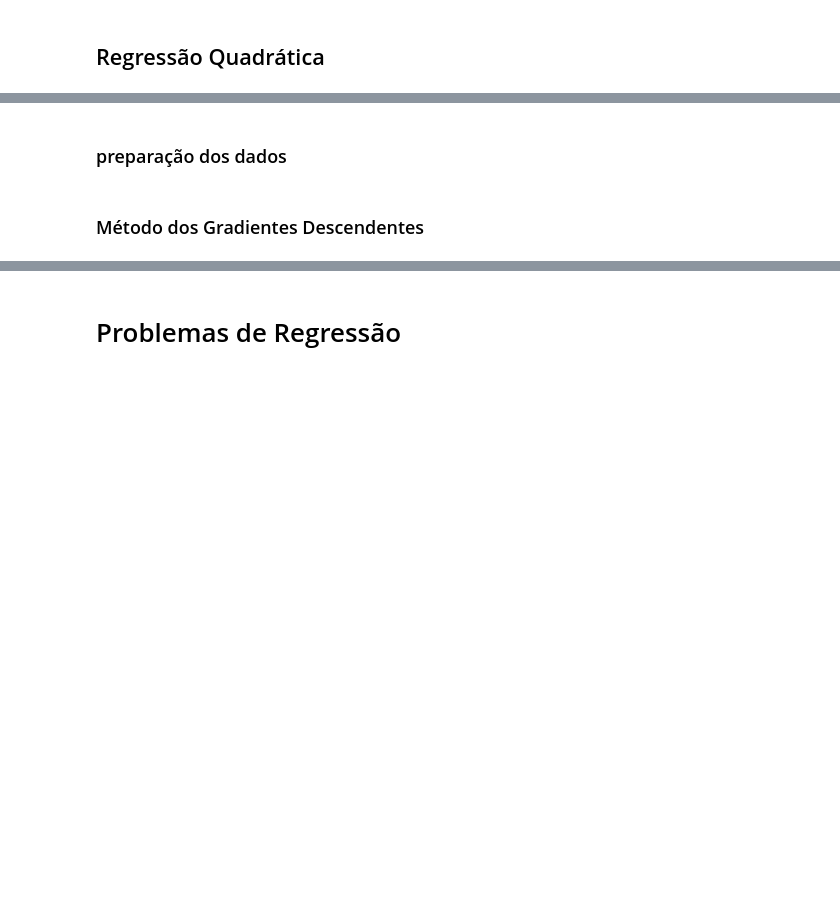
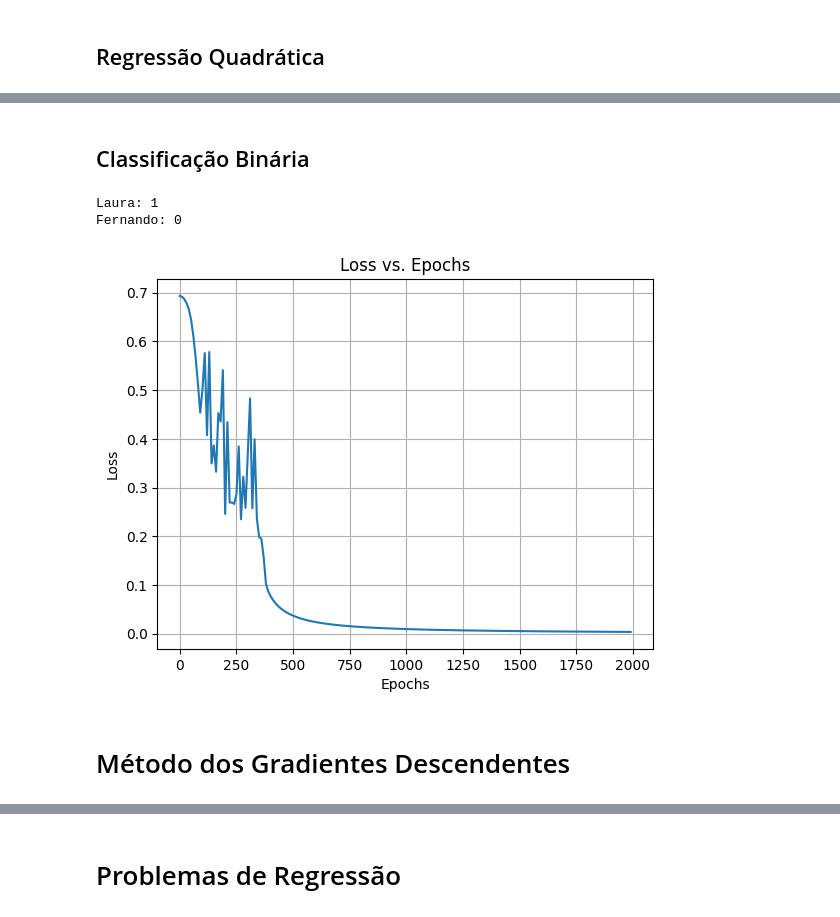
Before and after one commit to Mvanti/Introdu-oRedes-Neurais, a Jupyter notebook: NeuralNetworkBasics.ipynb, the cells around one changed output, grey strips where cells are left out. Saved outputs shown, nothing was run; the diff lists cells and outputs as text; code cells hidden in the pictures; blank space fills up the shorter version.

```diff
--- a/NeuralNetworkBasics.ipynb
+++ b/NeuralNetworkBasics.ipynb
@@ -644,6 +572,65 @@ Epoch 3990: Cost = 9.075221866575866e-06
 [figure]
 [figure]
-# %% [markdown]
-### preparação dos dados
+# %% [markdown]
+## Classificação Binária
+# %%
+# Examplo:XOR logic gate, não linearmente separável
+# Exemplo=1
+# X = np.array([[0, 0, 1, 1], [0, 1, 0, 1]])
+# Y = np.array([[0, 1, 1, 0]])
+
+#====================================================================
+
+# Exemplo: Pesos e alturas para caracterização de gênero em Kg e cm
+Exemplo=2
+X = np.array([
+  [-4, -4],  # Larissa
+  [9, 14],   # Roberto
+  [5, 9],    # Paulo
+  [-9, -17], # Sandra
+]).reshape(2,4)
+Y = np.array([
+  1, # Larissa
+  0, # Roberto
+  0, # Paulo
+  1, # Sandra
+]).reshape(1,4)
+
+# ======================================================================
+
+# Exemplo: Majority Function
+# Exemplo=3
+# X = np.array([[0,0,0], [0,0,1],[0,1,0],[0,1,1],[1,0,0],[1,0,1],[1,1,0],[1,1,1]]).T
+# Y = np.array([[0,0,0,1,0,1,1,1]])
+
+epochs=2000
+model=NeuralNetwork(hidden_activation='tanh', output_activation='sigmoid'
+                       , loss='logloss', n_input=X.shape[0], n_hidden=3, n_output=1)
+model.train(X, Y, epochs)
+
+# Predictions
+if Exemplo==2:
+    Laura = np.array([-6, -9]).reshape(2,1) # 58 kilos, 160 cm
+    Fernando = np.array([31, -4]).reshape(2,1)  # 70,3 Kilos, 173 cm
+    print("Laura:",  np.round(model.predict(Laura).item()).astype(int))
+    print("Fernando:",  np.round(model.predict(Fernando).item()).astype(int))
+else:
+    predictions = np.round(model.predict(X)).astype(int)
+    print("Predictions:", predictions)
+
+
+plt.figure()
+epoch=np.arange(epochs/10)*10
+loss_h=model.loss_history
+plt.title('Loss vs. Epochs')
+plt.plot(epoch,loss_h)
+plt.xlabel('Epochs')
+plt.grid()
+plt.ylabel('Loss')
+plt.show()
+# %% [output]
+Laura: 1
+Fernando: 0
+[figure, added]
 # %% [markdown]
-### Método dos Gradientes Descendentes
+# Método dos Gradientes Descendentes
```
Also changed, not shown: parts of 49 cells of this notebook.
